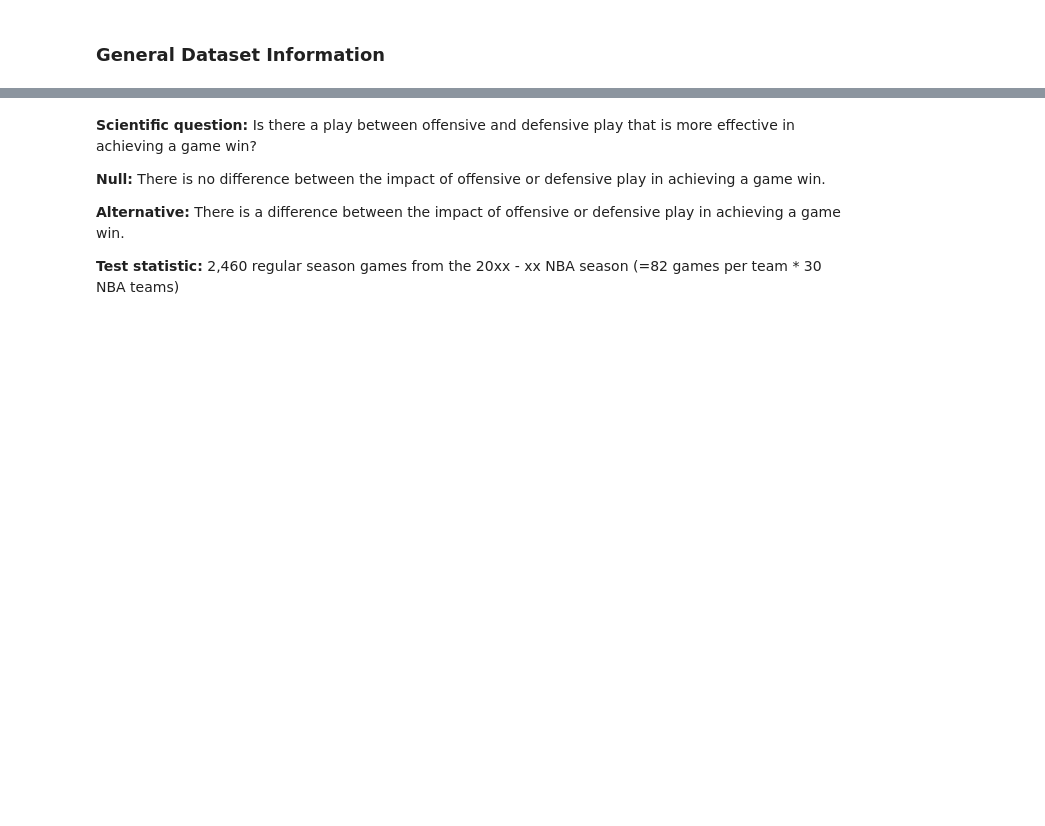
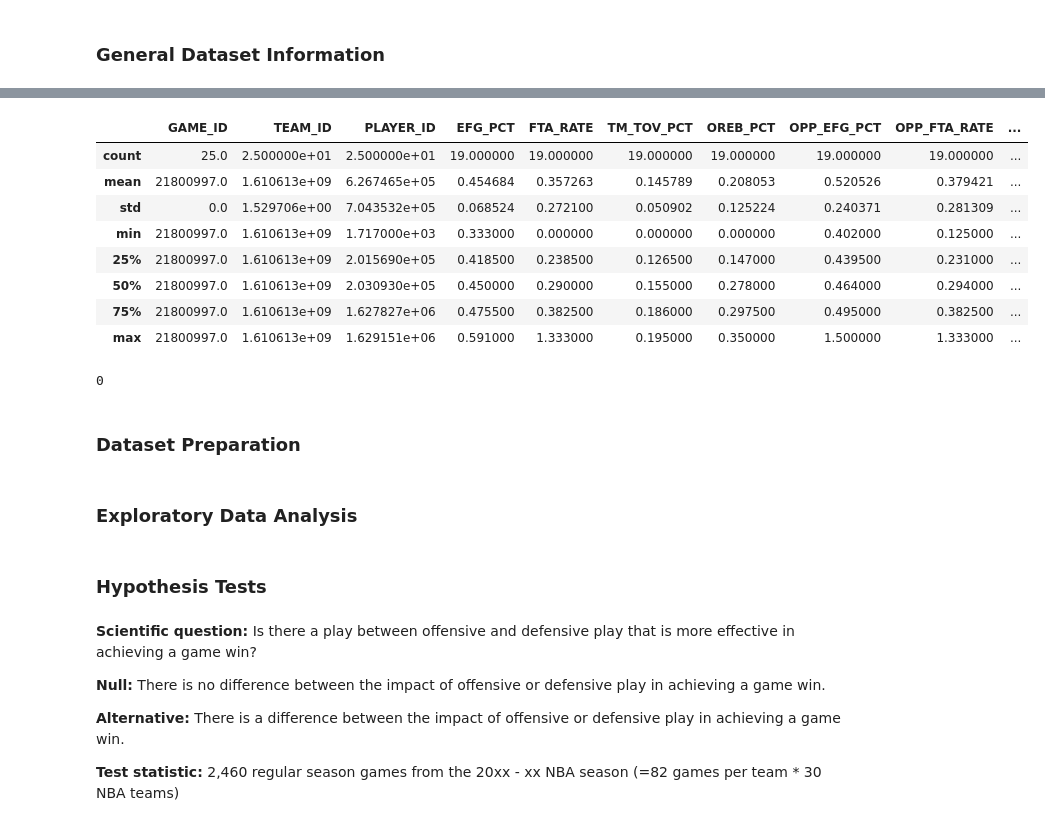
Before and after one commit to alicetsai1020/Off_v_Def_Play, a Jupyter notebook: draft.ipynb, the cells around one changed output, grey strips where cells are left out. Drawn from its saved outputs; the diff is of its cells as text; code cells hidden in the pictures; blank space fills up the shorter version.

```diff
--- a/draft.ipynb
+++ b/draft.ipynb
@@ -26,0 +82,3 @@ from nba_api.stats.static import teams
+# %%
+boxscorefourfactor = pd.read_csv('../data_1/boxscorefourfactor.csv')
+boxscorefourfactor.head()
@@ -29,3 +151,25 @@ from nba_api.stats.static import teams
+# %%
+boxscorefourfactor.describe()
+# %% [output]
+|  | GAME_ID | TEAM_ID | PLAYER_ID | EFG_PCT | FTA_RATE | TM_TOV_PCT | OREB_PCT | OPP_EFG_PCT | OPP_FTA_RATE | ... |
+| count | 25.0 | 2.500000e+01 | 2.500000e+01 | 19.000000 | 19.000000 | 19.000000 | 19.000000 | 19.000000 | 19.000000 | ... |
+| mean | 21800997.0 | 1.610613e+09 | 6.267465e+05 | 0.454684 | 0.357263 | 0.145789 | 0.208053 | 0.520526 | 0.379421 | ... |
+| std | 0.0 | 1.529706e+00 | 7.043532e+05 | 0.068524 | 0.272100 | 0.050902 | 0.125224 | 0.240371 | 0.281309 | ... |
+| min | 21800997.0 | 1.610613e+09 | 1.717000e+03 | 0.333000 | 0.000000 | 0.000000 | 0.000000 | 0.402000 | 0.125000 | ... |
+| 25% | 21800997.0 | 1.610613e+09 | 2.015690e+05 | 0.418500 | 0.238500 | 0.126500 | 0.147000 | 0.439500 | 0.231000 | ... |
+| 50% | 21800997.0 | 1.610613e+09 | 2.030930e+05 | 0.450000 | 0.290000 | 0.155000 | 0.278000 | 0.464000 | 0.294000 | ... |
+| 75% | 21800997.0 | 1.610613e+09 | 1.627827e+06 | 0.475500 | 0.382500 | 0.186000 | 0.297500 | 0.495000 | 0.382500 | ... |
+| max | 21800997.0 | 1.610613e+09 | 1.629151e+06 | 0.591000 | 1.333000 | 0.195000 | 0.350000 | 1.500000 | 1.333000 | ... |
+# %%
+boxscorefourfactor.duplicated().sum()
+# %% [output]
+0
+# %% [markdown]
+### Dataset Preparation
+# %% [markdown]
+### Exploratory Data Analysis
+# %% [markdown]
+### Hypothesis Tests
 # %% [markdown]
 **Scientific question:** Is there a play between offensive and defensive play that is more effective in achieving a game win?
 
```
Also changed, not shown: parts of 29 cells of this notebook.
